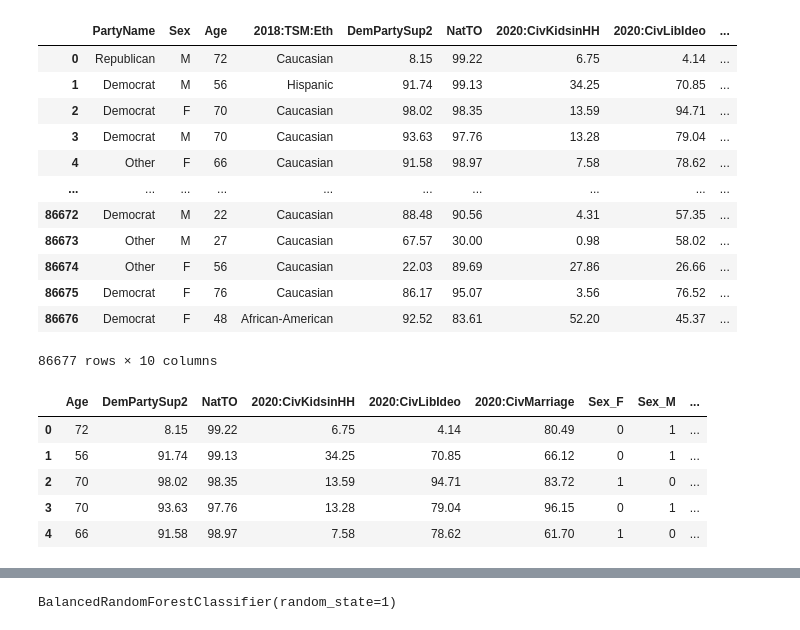
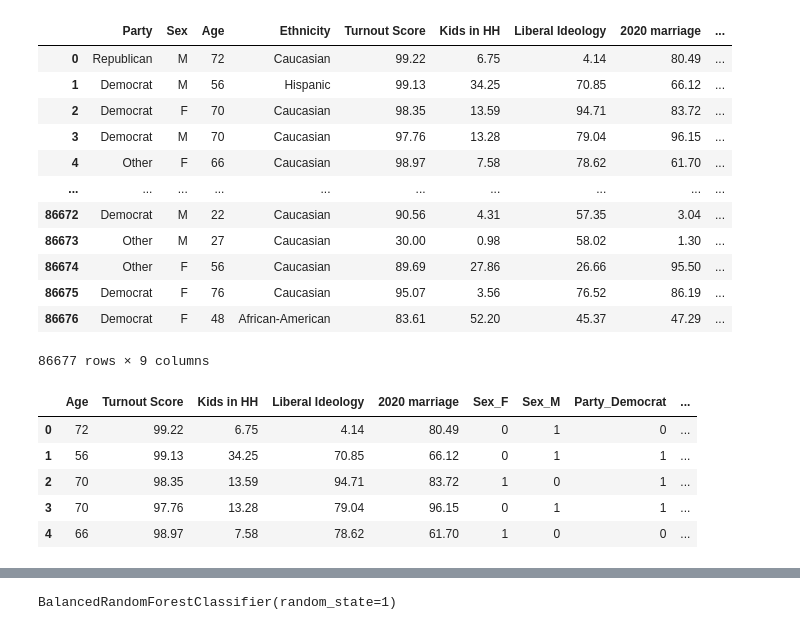
Before and after one commit to leomerits/Arizona_Election_Project, a Jupyter notebook: Machine_learning/Draft_machine_learning.ipynb, the cells around one changed output, grey strips where cells are left out. Saved outputs shown, nothing was run; the diff lists cells and outputs as text; code cells hidden in the pictures.

```diff
--- a/Machine_learning/Draft_machine_learning.ipynb
+++ b/Machine_learning/Draft_machine_learning.ipynb
@@ -62,6 +61,6 @@ Pscore               object
 dtype: object
 # %%
 #Drop all columns contained unecesarry features or null nan
-Arizona_Election_df.drop(columns=['Partisanship','Voter File VANID','Zip5'], inplace=True)
+Arizona_Election_df.drop(columns=['Voter Score','Voter ID','Zip'], inplace=True)
 Arizona_Election_df
 # %% [output]
@@ -94,34 +93,34 @@ Arizona_Election_df.reset_index(inplace=True, drop=True)
 
 Arizona_Election_df
 # %% [output]
-|  | PartyName | Sex | Age | 2018:TSM:Eth | DemPartySup2 | NatTO | 2020:CivKidsinHH | 2020:CivLibIdeo | ... |
-| 0 | Republican | M | 72 | Caucasian | 8.15 | 99.22 | 6.75 | 4.14 | ... |
-| 1 | Democrat | M | 56 | Hispanic | 91.74 | 99.13 | 34.25 | 70.85 | ... |
-| 2 | Democrat | F | 70 | Caucasian | 98.02 | 98.35 | 13.59 | 94.71 | ... |
-| 3 | Democrat | M | 70 | Caucasian | 93.63 | 97.76 | 13.28 | 79.04 | ... |
-| 4 | Other | F | 66 | Caucasian | 91.58 | 98.97 | 7.58 | 78.62 | ... |
+|  | Party | Sex | Age | Ethnicity | Turnout Score | Kids in HH | Liberal Ideology | 2020 marriage | ... |
+| 0 | Republican | M | 72 | Caucasian | 99.22 | 6.75 | 4.14 | 80.49 | ... |
+| 1 | Democrat | M | 56 | Hispanic | 99.13 | 34.25 | 70.85 | 66.12 | ... |
+| 2 | Democrat | F | 70 | Caucasian | 98.35 | 13.59 | 94.71 | 83.72 | ... |
+| 3 | Democrat | M | 70 | Caucasian | 97.76 | 13.28 | 79.04 | 96.15 | ... |
+| 4 | Other | F | 66 | Caucasian | 98.97 | 7.58 | 78.62 | 61.70 | ... |
 | ... | ... | ... | ... | ... | ... | ... | ... | ... | ... |
-| 86672 | Democrat | M | 22 | Caucasian | 88.48 | 90.56 | 4.31 | 57.35 | ... |
-| 86673 | Other | M | 27 | Caucasian | 67.57 | 30.00 | 0.98 | 58.02 | ... |
-| 86674 | Other | F | 56 | Caucasian | 22.03 | 89.69 | 27.86 | 26.66 | ... |
-| 86675 | Democrat | F | 76 | Caucasian | 86.17 | 95.07 | 3.56 | 76.52 | ... |
-| 86676 | Democrat | F | 48 | African-American | 92.52 | 83.61 | 52.20 | 45.37 | ... |
+| 86672 | Democrat | M | 22 | Caucasian | 90.56 | 4.31 | 57.35 | 3.04 | ... |
+| 86673 | Other | M | 27 | Caucasian | 30.00 | 0.98 | 58.02 | 1.30 | ... |
+| 86674 | Other | F | 56 | Caucasian | 89.69 | 27.86 | 26.66 | 95.50 | ... |
+| 86675 | Democrat | F | 76 | Caucasian | 95.07 | 3.56 | 76.52 | 86.19 | ... |
+| 86676 | Democrat | F | 48 | African-American | 83.61 | 52.20 | 45.37 | 47.29 | ... |
-86677 rows × 10 columns
+86677 rows × 9 columns
 # %%
 #converting label columns from txt to numerical model can only work with numberical numbers
 X = pd.get_dummies(Arizona_Election_df,
-                   columns=["Sex","PartyName",'2018:TSM:Eth',]).drop('Pscore', axis=1)
+                   columns=["Sex","Party",'Ethnicity',]).drop('Pscore', axis=1)
 
 # Create our target
 y = Arizona_Election_df['Pscore']
 X.head()
 # %% [output]
-|  | Age | DemPartySup2 | NatTO | 2020:CivKidsinHH | 2020:CivLibIdeo | 2020:CivMarriage | Sex_F | Sex_M | ... |
-| 0 | 72 | 8.15 | 99.22 | 6.75 | 4.14 | 80.49 | 0 | 1 | ... |
-| 1 | 56 | 91.74 | 99.13 | 34.25 | 70.85 | 66.12 | 0 | 1 | ... |
-| 2 | 70 | 98.02 | 98.35 | 13.59 | 94.71 | 83.72 | 1 | 0 | ... |
-| 3 | 70 | 93.63 | 97.76 | 13.28 | 79.04 | 96.15 | 0 | 1 | ... |
-| 4 | 66 | 91.58 | 98.97 | 7.58 | 78.62 | 61.70 | 1 | 0 | ... |
+|  | Age | Turnout Score | Kids in HH | Liberal Ideology | 2020 marriage | Sex_F | Sex_M | Party_Democrat | ... |
+| 0 | 72 | 99.22 | 6.75 | 4.14 | 80.49 | 0 | 1 | 0 | ... |
+| 1 | 56 | 99.13 | 34.25 | 70.85 | 66.12 | 0 | 1 | 1 | ... |
+| 2 | 70 | 98.35 | 13.59 | 94.71 | 83.72 | 1 | 0 | 1 | ... |
+| 3 | 70 | 97.76 | 13.28 | 79.04 | 96.15 | 0 | 1 | 1 | ... |
+| 4 | 66 | 98.97 | 7.58 | 78.62 | 61.70 | 1 | 0 | 0 | ... |
 # %%
 X.describe()
 # %% [output]
```
Also changed, not shown: parts of 10 cells of this notebook, 2 other files.
